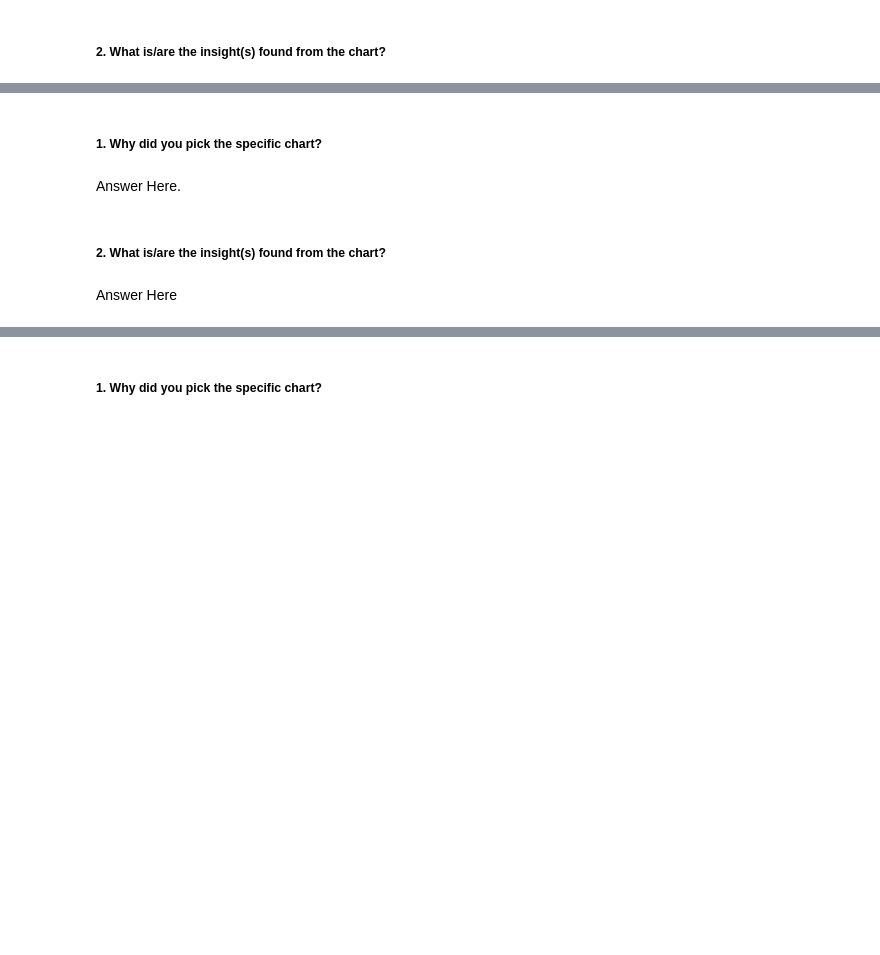
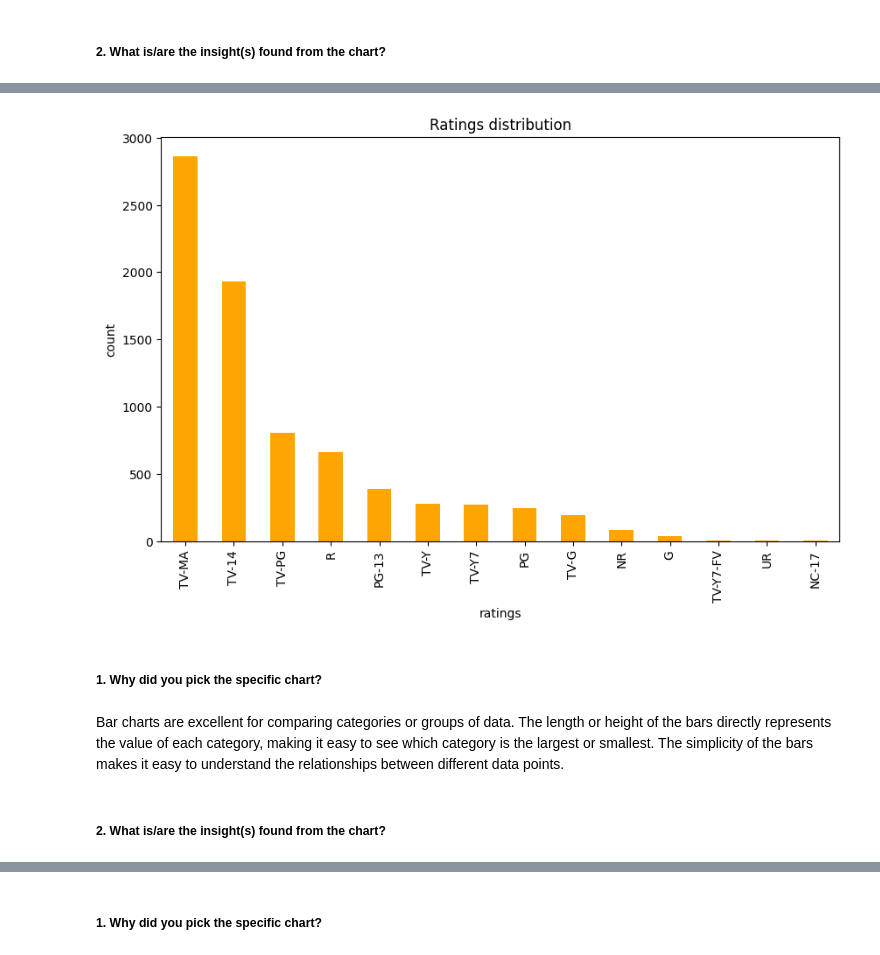
Before and after one commit to ish-war/netflix-movies-shows, a Jupyter notebook: ishwar_ML_project.ipynb, the cells around one changed output, grey strips where cells are left out. Cells and saved outputs as stored; diff of their text form; code cells hidden in the pictures; blank space fills up the shorter version.

```diff
--- a/ishwar_ML_project.ipynb
+++ b/ishwar_ML_project.ipynb
@@ -642,8 +690,15 @@ Answer Here
+# %%
+# Chart - 8 visualization code
+plt.figure(figsize = (10,6))
+df['rating'].value_counts().plot(kind='bar', title = 'Ratings distribution', color = 'orange')
+plt.xlabel('ratings')
+plt.ylabel('count')
+plt.show()
+# %% [output]
+[figure, added]
 # %% [markdown]
 ##### 1. Why did you pick the specific chart?
-# %% [markdown]
-Answer Here.
+# %% [markdown]
+Bar charts are excellent for comparing categories or groups of data. The length or height of the bars directly represents the value of each category, making it easy to see which category is the largest or smallest. The simplicity of the bars makes it easy to understand the relationships between different data points.
 # %% [markdown]
 ##### 2. What is/are the insight(s) found from the chart?
-# %% [markdown]
-Answer Here
```
Also changed, not shown: parts of 75 cells of this notebook.
